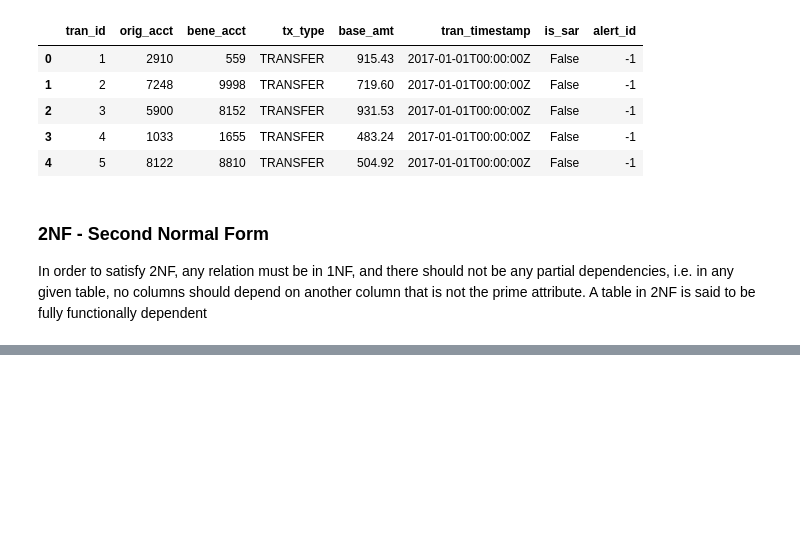
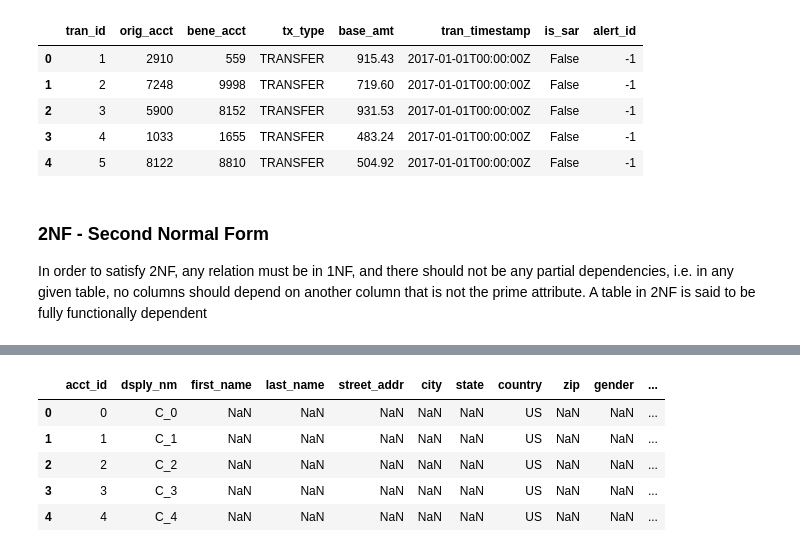
Before and after one commit to HanSeoulOh/AMLsimJupyter, a Jupyter notebook: dataNormalization.ipynb, the cells around one changed output, grey strips where cells are left out. Drawn from its saved outputs; the diff is of its cells as text; code cells hidden in the pictures; blank space fills up the shorter version.

```diff
--- a/dataNormalization.ipynb
+++ b/dataNormalization.ipynb
@@ -118,0 +217,6 @@ Index(['acct_id', 'dsply_nm', 'type', 'acct_stat', 'acct_rptng_crncy',
+# %%
+j = 7
+df = allAccounts[[allAccounts.columns[i]
+                  for i in [0, 1, 2, j]]].drop_duplicates()
+df.to_csv(allAccounts.columns[j]+".csv", index=False)
+df.head()
@@ -118,0 +230,6 @@ Index(['acct_id', 'dsply_nm', 'type', 'acct_stat', 'acct_rptng_crncy',
+# %%
+for j in range(3,len(transactions.columns)):
+    df = allAccounts[[allAccounts.columns[i]
+                    for i in [0, 1, 2, j]]].drop_duplicates()
+    df.to_csv(allAccounts.columns[j]+".csv", index=False)
+    print(df.head())
@@ -118,0 +254,6 @@ Index(['acct_id', 'dsply_nm', 'type', 'acct_stat', 'acct_rptng_crncy',
+# %%
+for j in range(1, len(kycinfo.columns)):
+    df = kycinfo[[kycinfo.columns[i]
+                      for i in [0, j]]].drop_duplicates()
+    df.to_csv(kycinfo.columns[j]+".csv", index=False)
+    print(df.head())
@@ -118,0 +278,18 @@ Index(['acct_id', 'dsply_nm', 'type', 'acct_stat', 'acct_rptng_crncy',
+# %%
+testDF = pd.DataFrame()
+for j in range(1, len(kycinfo.columns)):
+    tmp = pd.read_csv(kycinfo.columns[j]+".csv")
+    if len(testDF) == 0:
+        testDF = tmp
+    else:
+        testDF = testDF.merge(tmp, on="acct_id", how="left")
+assert(testDF.shape == kycinfo.shape)
+# %%
+testDF.head()
+# %% [output]
+|  | acct_id | dsply_nm | first_name | last_name | street_addr | city | state | country | zip | gender | ... |
+| 0 | 0 | C_0 | NaN | NaN | NaN | NaN | NaN | US | NaN | NaN | ... |
+| 1 | 1 | C_1 | NaN | NaN | NaN | NaN | NaN | US | NaN | NaN | ... |
+| 2 | 2 | C_2 | NaN | NaN | NaN | NaN | NaN | US | NaN | NaN | ... |
+| 3 | 3 | C_3 | NaN | NaN | NaN | NaN | NaN | US | NaN | NaN | ... |
+| 4 | 4 | C_4 | NaN | NaN | NaN | NaN | NaN | US | NaN | NaN | ... |
```
Also changed, not shown: parts of 19 cells of this notebook, 22 other files.
